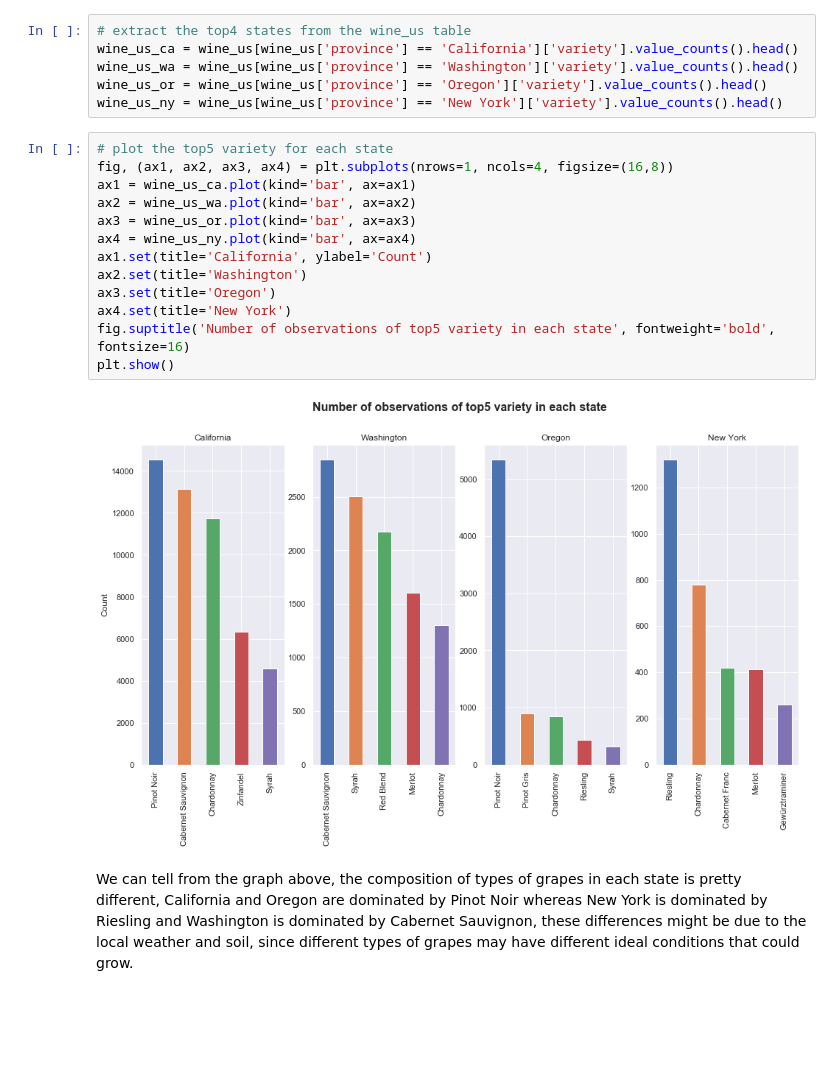
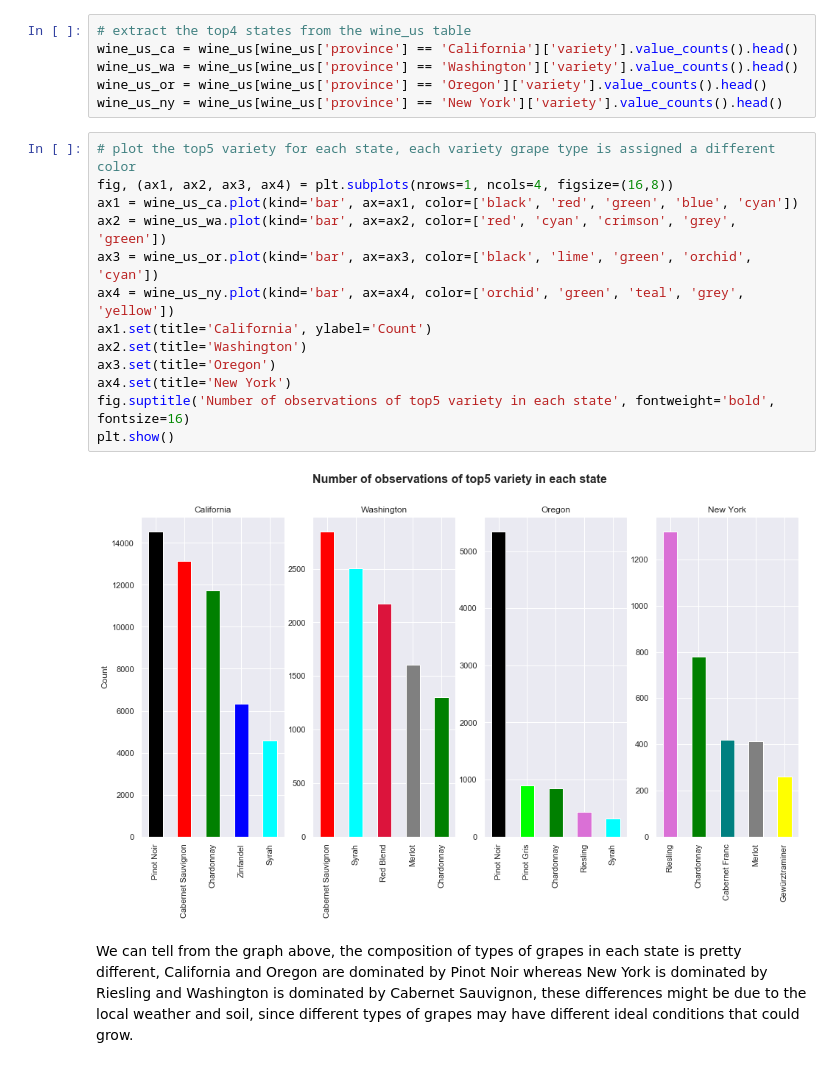
Before and after one commit to george1577/Thinkful_Data_Science, a Jupyter notebook: Drills_and_Assignments/Data_Science_Fundamentals/Unit_4_Career_planning_and_capstone_report/Capstone analytical report.ipynb, the cells around one changed output. Cells and saved outputs as stored; diff of their text form; blank space fills up the shorter version.

```diff
--- a/Drills_and_Assignments/Data_Science_Fundamentals/Unit_4_Career_planning_and_capstone_report/Capstone analytical report.ipynb
+++ b/Drills_and_Assignments/Data_Science_Fundamentals/Unit_4_Career_planning_and_capstone_report/Capstone analytical report.ipynb
@@ -90,20 +119,20 @@ wine_us_wa = wine_us[wine_us['province'] == 'Washington']['variety'].value_count
 wine_us_or = wine_us[wine_us['province'] == 'Oregon']['variety'].value_counts().head()
 wine_us_ny = wine_us[wine_us['province'] == 'New York']['variety'].value_counts().head()
 # %%
-# plot the top5 variety for each state
+# plot the top5 variety for each state, each variety grape type is assigned a different color
 fig, (ax1, ax2, ax3, ax4) = plt.subplots(nrows=1, ncols=4, figsize=(16,8))
-ax1 = wine_us_ca.plot(kind='bar', ax=ax1)
-ax2 = wine_us_wa.plot(kind='bar', ax=ax2)
-ax3 = wine_us_or.plot(kind='bar', ax=ax3)
-ax4 = wine_us_ny.plot(kind='bar', ax=ax4)
+ax1 = wine_us_ca.plot(kind='bar', ax=ax1, color=['black', 'red', 'green', 'blue', 'cyan'])
+ax2 = wine_us_wa.plot(kind='bar', ax=ax2, color=['red', 'cyan', 'crimson', 'grey', 'green'])
+ax3 = wine_us_or.plot(kind='bar', ax=ax3, color=['black', 'lime', 'green', 'orchid', 'cyan'])
+ax4 = wine_us_ny.plot(kind='bar', ax=ax4, color=['orchid', 'green', 'teal', 'grey', 'yellow'])
 ax1.set(title='California', ylabel='Count')
 ax2.set(title='Washington')
 ax3.set(title='Oregon')
 ax4.set(title='New York')
 fig.suptitle('Number of observations of top5 variety in each state', fontweight='bold', fontsize=16)
 plt.show()
 # %% [output]
-[figure, old version]
+[figure, new version]
 # %% [markdown]
 We can tell from the graph above, the composition of types of grapes in each state is pretty different, California and Oregon are dominated by Pinot Noir whereas New York is dominated by Riesling and Washington is dominated by Cabernet Sauvignon, these differences might be due to the local weather and soil, since different types of grapes may have different ideal conditions that could grow.
 # %% [markdown]
```
Also changed, not shown: parts of 20 cells of this notebook, 3 other files.
